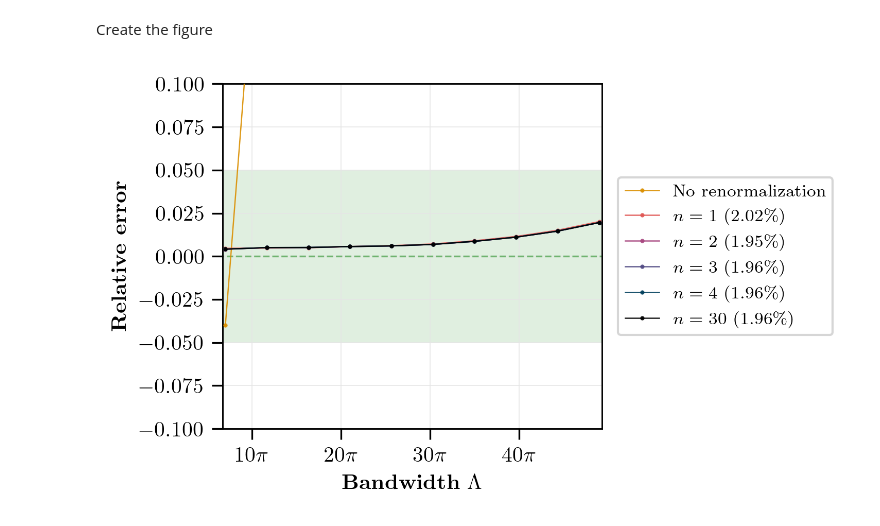
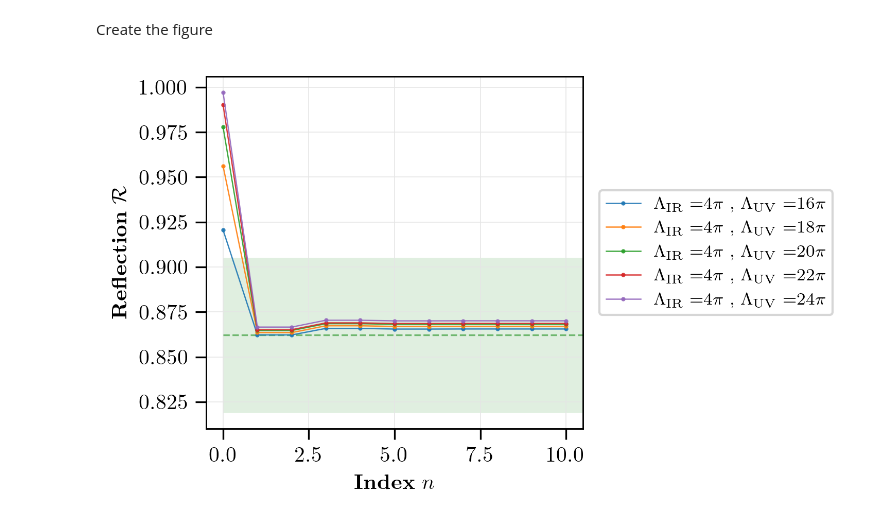
Before and after one commit to rpiron/waveguide-qed-simulator, a Jupyter notebook: single_photon_renormalization/notebooks/reflection_convergence_vs_n.ipynb, the cells around one changed output. Cells and saved outputs as stored; diff of their text form; code cells hidden in the pictures.

Commit message:
coincidence vs n for the single photon case

```diff
--- a/single_photon_renormalization/notebooks/reflection_convergence_vs_n.ipynb
+++ b/single_photon_renormalization/notebooks/reflection_convergence_vs_n.ipynb
@@ -88,0 +73,14 @@ Running n =  30  out of  6
+# %%
+#Run the experiment for different frequency windows
+for i in range(len(frequency_windows)):
+    index_experiment = i+1
+    ir = frequency_windows[i][0]
+    uv = frequency_windows[i][1]
+
+    cutoffs = {'ir_cutoff': ir , 'uv_cutoff': uv}
+
+    print(f'Treating window : {index_experiment} / {len(frequency_windows)}')
+
+    run_reflection_vs_n(param_photon, param_cavity_physical, param_time_evol, cutoffs, n_tab,
+                         index_omega_q, index_experiment, store_results=True, progress=True)
+    print('---------------------')
@@ -128,78 +135,54 @@ Create the figure
 # Figure setup (même ADN que ta figure de référence)
 fig, ax = plt.subplots(figsize=(5, 3), dpi=300)
 
-# Palette sobre + markers distincts
-colors  = ["#db8f00", "#e05754", "#a94881", "#524b84", '#003f5c', 'black']
-labels  = [r'No renormalization', r'$n = 1$', r'$n = 2$', r'$n = 3$', r'$n = 4$', r'$n=30$']
-lbda_conv = np.zeros(len(lbda_tab_to_plot))
-
-# Scatter plots
-for i in range(len(lbda_tab_to_plot)):
-    #Index where the curve enters the 5% confidence region
-    if i > 0:
-        if (relative_errors_to_plot[i][-1] < 0.05):
-            lbda_conv[i] = lbda_tab_to_plot[i][np.where(relative_errors_to_plot[i] < 0.05)[0][0]]
-        else:
-            lbda_conv[i] = np.inf
-
-        #Relative error in the label
-        labels[i] += f' ({relative_errors_to_plot[i][-1]*100:.2f}\\%)'
-
-    ax.plot(
-        lbda_tab_to_plot[i],
-        (coincidence_to_plot[i] - theoretical_val) / theoretical_val,
-        marker="o",
-        color=colors[i],
-        label = labels[i],
-        markersize=1,
-        linewidth=0.6,
-        alpha=0.9,
-        zorder=3
-    )
+for i in range(len(frequency_windows)-5, len(frequency_windows)):
+    ax.plot(n_tab, coincidence_to_plot[i],
+            marker="o",
+            label = r'$\Lambda_{\rm IR}=$' + f'{round(frequency_windows[i][0]/pi)}$\\pi$ , ' + r'$\Lambda_{\rm UV}=$' + f'{round(frequency_windows[i][1]/pi)}$\\pi$',
+            markersize=1,
+            linewidth=0.6,
+            alpha=0.9,
+            zorder=3
+        )
 
 #5% confidence region
-ax.hlines(0, 0, 100*pi,color='green', alpha=0.5, linewidth=0.8, linestyle='--')
-ax.fill_between(np.linspace(0, 100*pi, 100),
-                -0.05,
-                0.05,color='green',alpha=0.12,linewidth=0, zorder=1)
+ax.hlines(theoretical_val, 0, 1000,color='green', alpha=0.5, linewidth=0.8, linestyle='--')
+ax.fill_between(np.linspace(0, 1000, 100),
+                0.95*theoretical_val,
+                1.05*theoretical_val,color='green',alpha=0.12,linewidth=0, zorder=1)
 
+ax.set_xlim([n_tab[0] - 0.5, n_tab[-1] + 0.5])
+#ax.set_ylim([0.8*theoretical_val,1.2*theoretical_val])
 
 #legend outside the plot
 ax.legend(
     prop={'size': 8},
     frameon=True,
     loc='center left',
     bbox_to_anchor=(1.02, 0.5)
 )
 
-#Switch the x-axis in pi units
-ax.xaxis.set_major_locator(ticker.MultipleLocator(base=10*pi))
-ax.xaxis.set_major_formatter(ticker.FuncFormatter(lambda x, _: f'{x/pi:.0f}$\\pi$'))
-ax.set_xlim([lbda_tab_to_plot[0][0] - 1, lbda_tab_to_plot[0][-1] + 1])
-
-ax.set_ylim([-0.1,0.1])
 
 # Labels
-ax.set_xlabel(r'\textbf{Bandwidth} $\Lambda$', fontsize=13)
-ax.set_ylabel(r'\textbf{Relative error}', fontsize=13)
+ax.set_xlabel(r'\textbf{Index} $n$', fontsize=13)
+ax.set_ylabel(r'\textbf{Reflection} $\mathcal{R}$', fontsize=13)
 
 #grid
 ax.grid(color='0.9', linestyle='-', linewidth=0.4)
-
 
 # Tick appearance
 ax.tick_params(axis='both', which='major', length=5, width=0.8)
 ax.tick_params(axis='both', which='minor', length=3, width=0.6)
 
 #font size
 for item in [ax.xaxis.label, ax.yaxis.label]:
     item.set_fontsize(10)
 
 for item in (ax.get_xticklabels() + ax.get_yticklabels()):
     item.set_fontsize(10)
 
 plt.tight_layout()
 #plt.savefig(f'../results/fig/coincidence_vs_n_ir{int(ir_tab[0]/pi)}_{index_omega_q}.pdf')
 plt.show()
 # %% [output]
-[figure, old version]
+[figure, new version]
```
Also changed, not shown: parts of 5 cells of this notebook, 20 other files.
